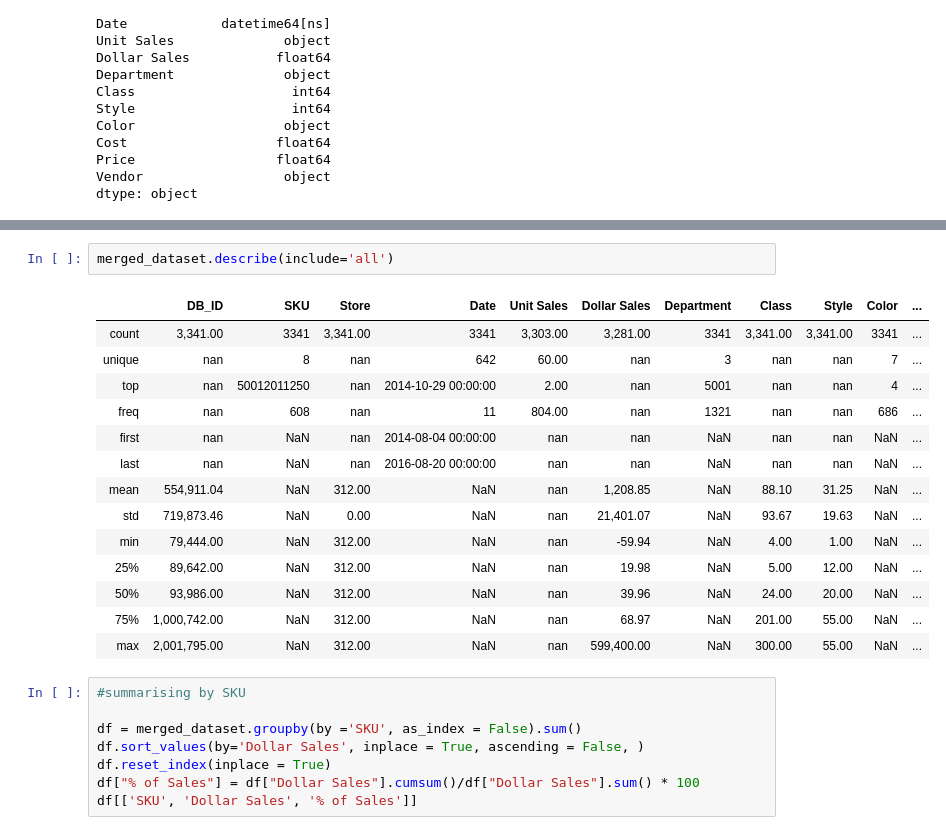
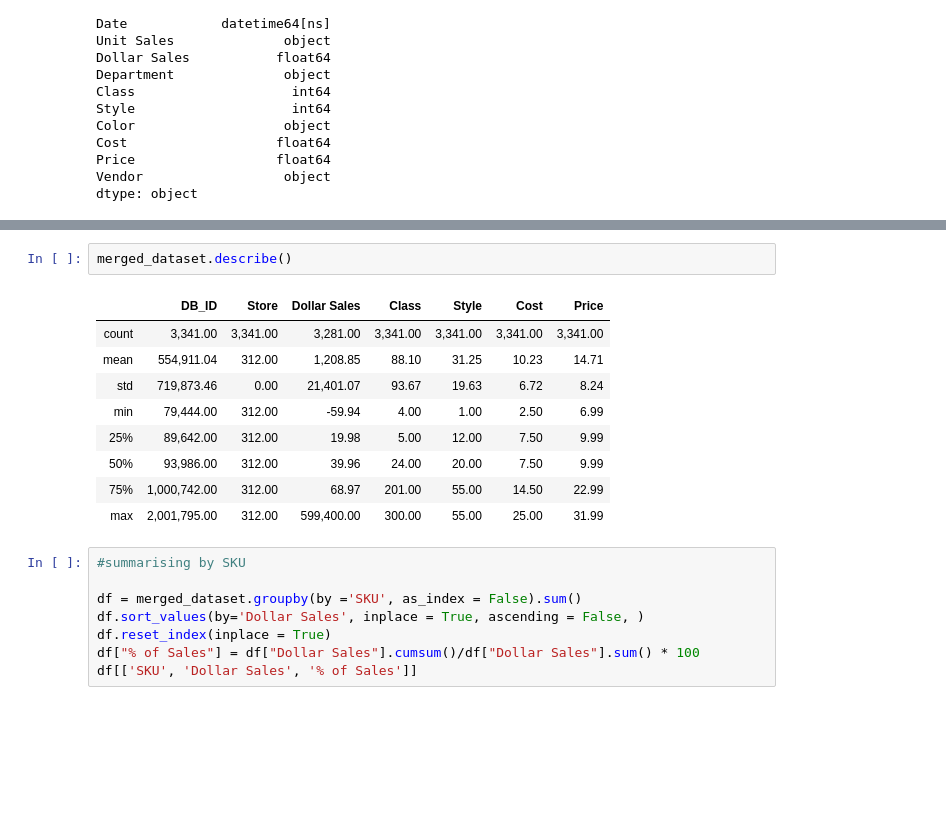
Before and after one commit to Artshap/misc, a Jupyter notebook: dcexample/example.ipynb, the cells around one changed output, grey strips where cells are left out. Cells and saved outputs as stored; diff of their text form; blank space fills up the shorter version.

```diff
--- a/dcexample/example.ipynb
+++ b/dcexample/example.ipynb
@@ -73,20 +115,15 @@ dtype: object
 # %%
-merged_dataset.describe(include='all')
+merged_dataset.describe()
 # %% [output]
-|  | DB_ID | SKU | Store | Date | Unit Sales | Dollar Sales | Department | Class | Style | Color | ... |
-| count | 3,341.00 | 3341 | 3,341.00 | 3341 | 3,303.00 | 3,281.00 | 3341 | 3,341.00 | 3,341.00 | 3341 | ... |
-| unique | nan | 8 | nan | 642 | 60.00 | nan | 3 | nan | nan | 7 | ... |
-| top | nan | 50012011250 | nan | 2014-10-29 00:00:00 | 2.00 | nan | 5001 | nan | nan | 4 | ... |
-| freq | nan | 608 | nan | 11 | 804.00 | nan | 1321 | nan | nan | 686 | ... |
-| first | nan | NaN | nan | 2014-08-04 00:00:00 | nan | nan | NaN | nan | nan | NaN | ... |
-| last | nan | NaN | nan | 2016-08-20 00:00:00 | nan | nan | NaN | nan | nan | NaN | ... |
-| mean | 554,911.04 | NaN | 312.00 | NaN | nan | 1,208.85 | NaN | 88.10 | 31.25 | NaN | ... |
-| std | 719,873.46 | NaN | 0.00 | NaN | nan | 21,401.07 | NaN | 93.67 | 19.63 | NaN | ... |
-| min | 79,444.00 | NaN | 312.00 | NaN | nan | -59.94 | NaN | 4.00 | 1.00 | NaN | ... |
-| 25% | 89,642.00 | NaN | 312.00 | NaN | nan | 19.98 | NaN | 5.00 | 12.00 | NaN | ... |
-| 50% | 93,986.00 | NaN | 312.00 | NaN | nan | 39.96 | NaN | 24.00 | 20.00 | NaN | ... |
-| 75% | 1,000,742.00 | NaN | 312.00 | NaN | nan | 68.97 | NaN | 201.00 | 55.00 | NaN | ... |
-| max | 2,001,795.00 | NaN | 312.00 | NaN | nan | 599,400.00 | NaN | 300.00 | 55.00 | NaN | ... |
+|  | DB_ID | Store | Dollar Sales | Class | Style | Cost | Price |
+| count | 3,341.00 | 3,341.00 | 3,281.00 | 3,341.00 | 3,341.00 | 3,341.00 | 3,341.00 |
+| mean | 554,911.04 | 312.00 | 1,208.85 | 88.10 | 31.25 | 10.23 | 14.71 |
+| std | 719,873.46 | 0.00 | 21,401.07 | 93.67 | 19.63 | 6.72 | 8.24 |
+| min | 79,444.00 | 312.00 | -59.94 | 4.00 | 1.00 | 2.50 | 6.99 |
+| 25% | 89,642.00 | 312.00 | 19.98 | 5.00 | 12.00 | 7.50 | 9.99 |
+| 50% | 93,986.00 | 312.00 | 39.96 | 24.00 | 20.00 | 7.50 | 9.99 |
+| 75% | 1,000,742.00 | 312.00 | 68.97 | 201.00 | 55.00 | 14.50 | 22.99 |
+| max | 2,001,795.00 | 312.00 | 599,400.00 | 300.00 | 55.00 | 25.00 | 31.99 |
 # %%
 #summarising by SKU
 
```
Also changed, not shown: parts of 5 cells of this notebook, 1 other file.
